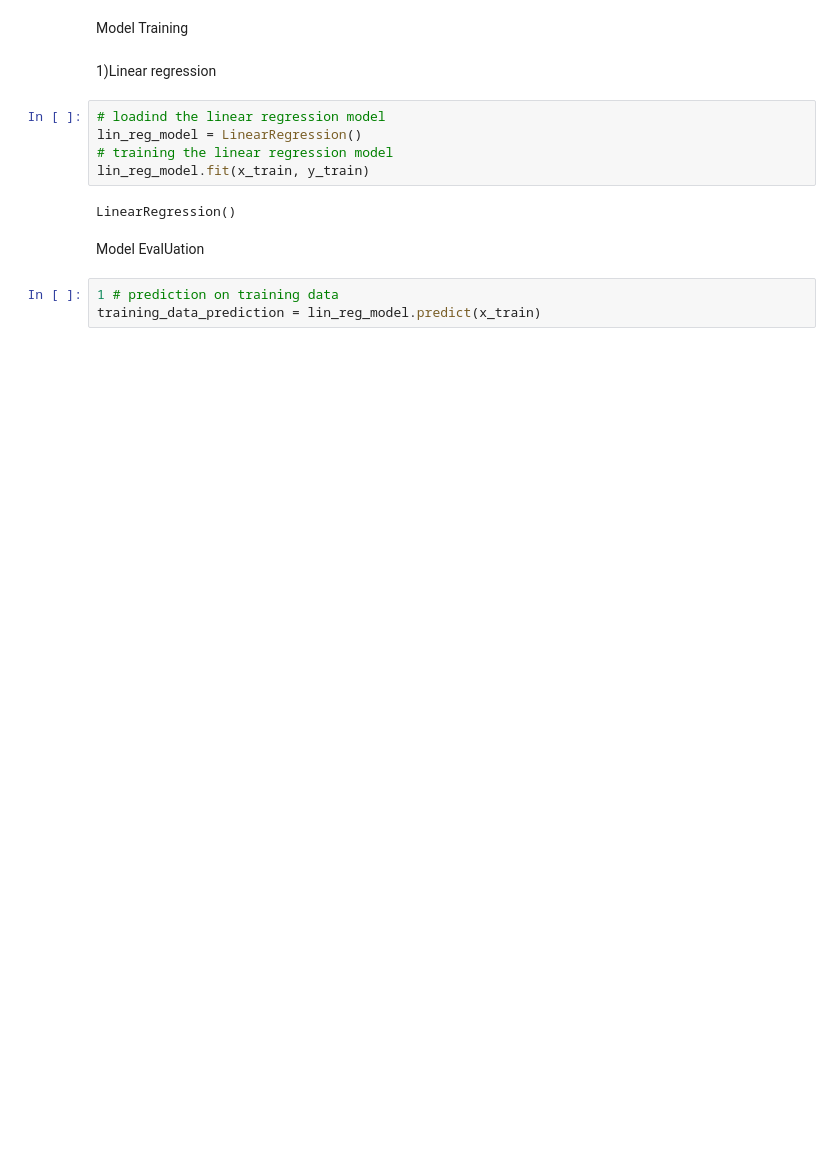
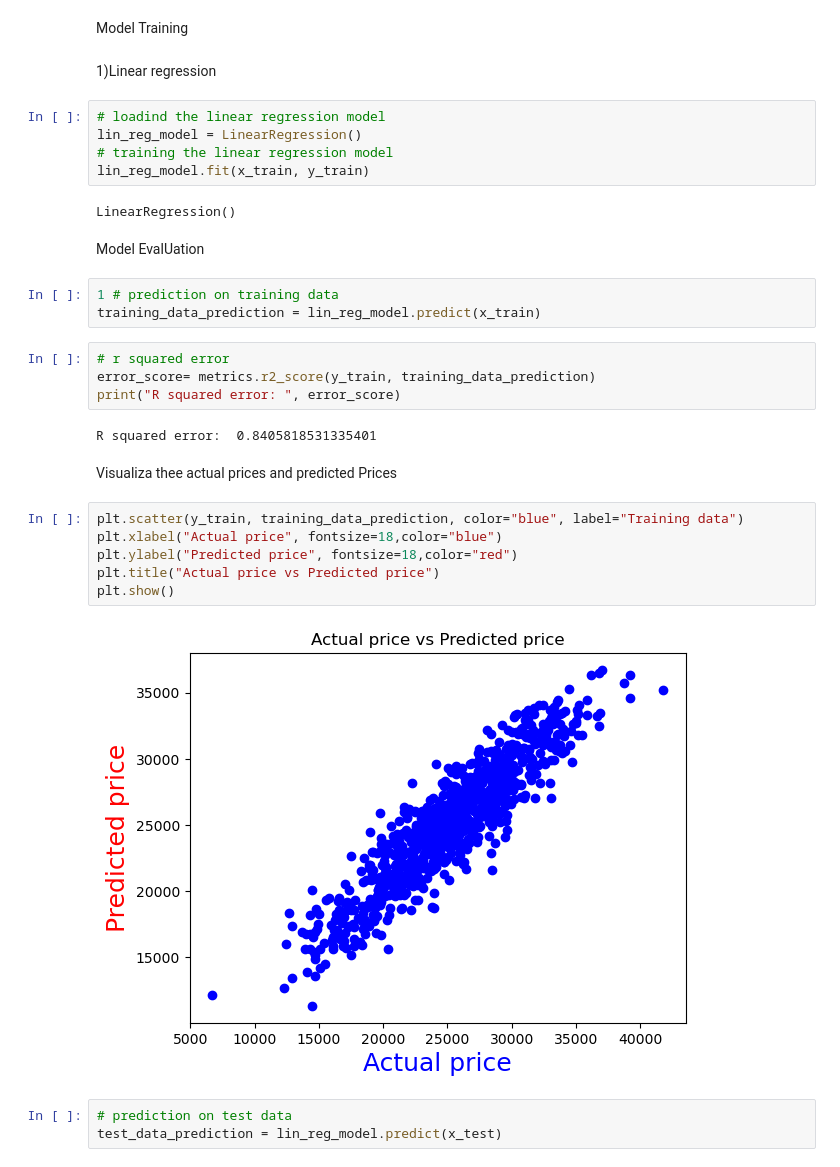
Before and after one commit to Tharunkalai77/Car-price-Prediction, a Jupyter notebook: main.ipynb, the cells around one changed output. Saved outputs shown, nothing was run; the diff lists cells and outputs as text; blank space fills up the shorter version.

```diff
--- a/main.ipynb
+++ b/main.ipynb
@@ -209,3 +200,22 @@ Model EvalUation
 # %%
 1 # prediction on training data
 training_data_prediction = lin_reg_model.predict(x_train)
+# %%
+# r squared error
+error_score= metrics.r2_score(y_train, training_data_prediction)
+print("R squared error: ", error_score)
+# %% [output]
+R squared error:  0.8405818531335401
+# %% [markdown]
+Visualiza thee actual prices and predicted Prices
+# %%
+plt.scatter(y_train, training_data_prediction, color="blue", label="Training data")
+plt.xlabel("Actual price", fontsize=18,color="blue")
+plt.ylabel("Predicted price", fontsize=18,color="red")
+plt.title("Actual price vs Predicted price")
+plt.show()
+# %% [output]
+[figure, added]
+# %%
+# prediction on test data
+test_data_prediction = lin_reg_model.predict(x_test)
```
Also changed, not shown: parts of 19 cells of this notebook.
